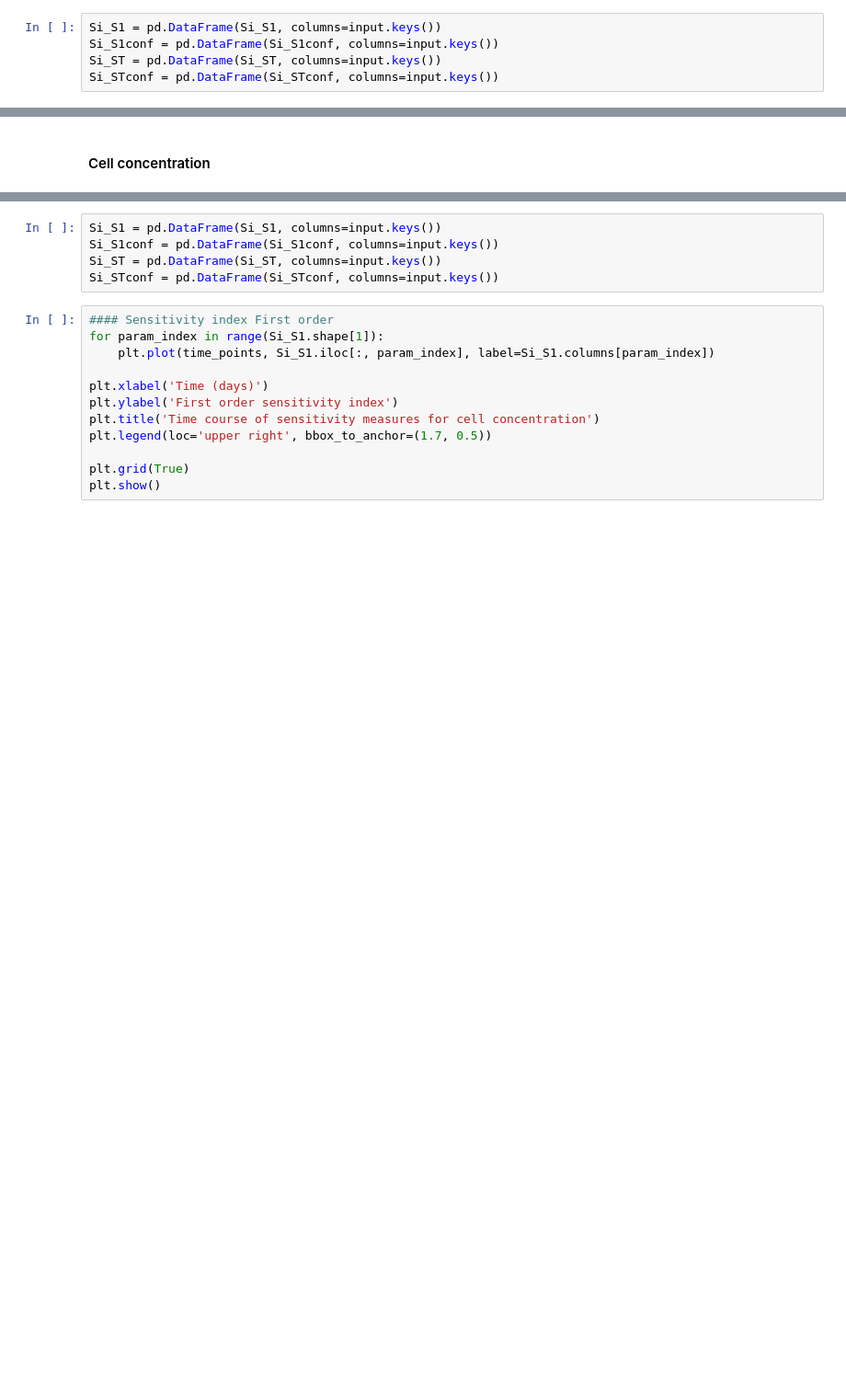
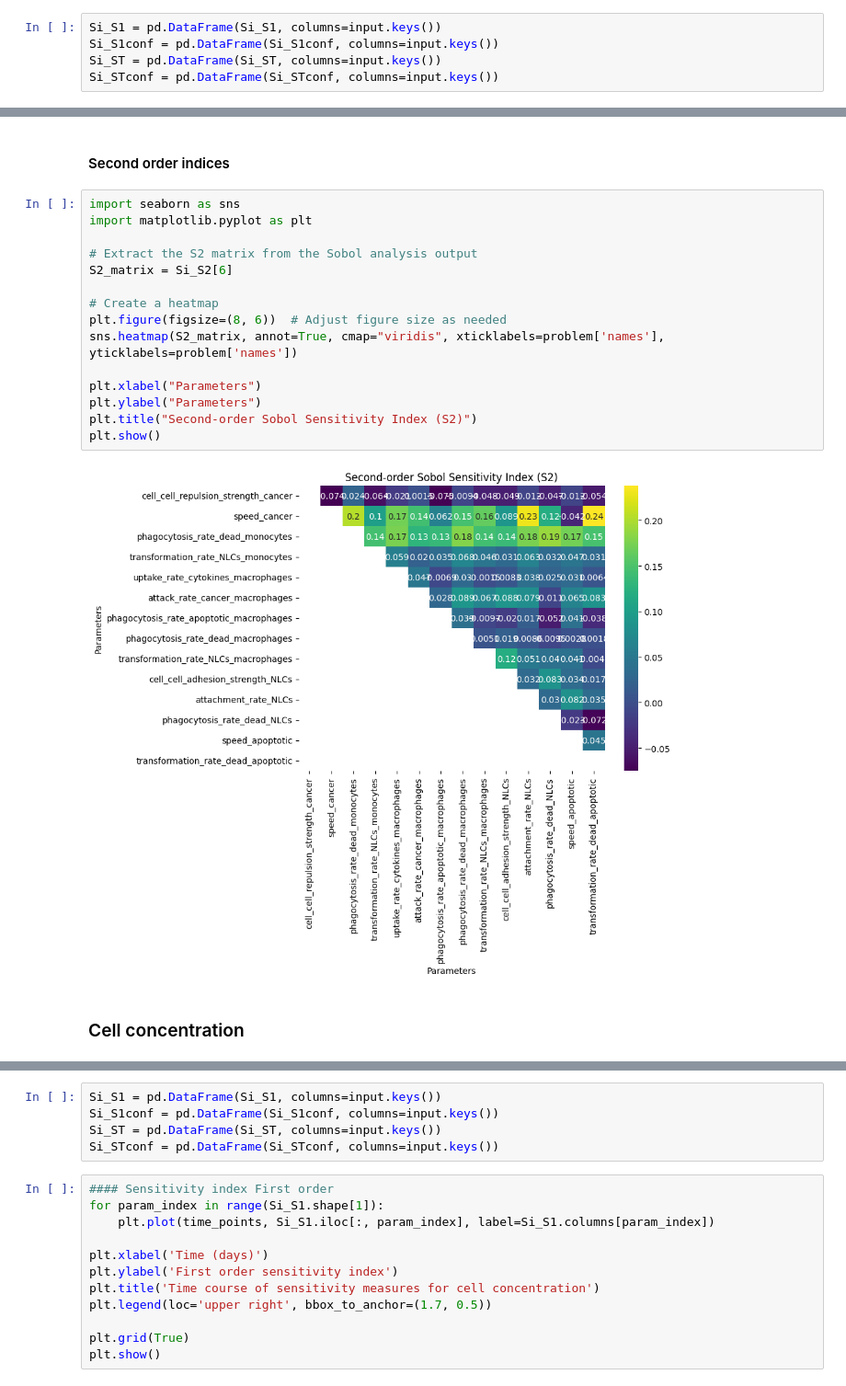
Before and after one commit to mhurtado13/NLC-CLL_HPC_exploration, a Jupyter notebook: Physicell_NLCs-CLL/scripts/SA_analysis.ipynb, the cells around one changed output, grey strips where cells are left out. Shown at 92% size. Drawn from its saved outputs; the diff is of its cells as text; blank space fills up the shorter version.

```diff
--- a/Physicell_NLCs-CLL/scripts/SA_analysis.ipynb
+++ b/Physicell_NLCs-CLL/scripts/SA_analysis.ipynb
@@ -350,5 +103,24 @@ plt.show()
+# %% [markdown]
+#### Second order indices
+# %%
+import seaborn as sns
+import matplotlib.pyplot as plt
+
+# Extract the S2 matrix from the Sobol analysis output
+S2_matrix = Si_S2[6]
+
+# Create a heatmap
+plt.figure(figsize=(8, 6))  # Adjust figure size as needed
+sns.heatmap(S2_matrix, annot=True, cmap="viridis", xticklabels=problem['names'], yticklabels=problem['names'])
+
+plt.xlabel("Parameters")
+plt.ylabel("Parameters")
+plt.title("Second-order Sobol Sensitivity Index (S2)")
+plt.show()
+# %% [output]
+[figure, added]
 # %% [markdown]
-#### Cell concentration
+### Cell concentration
 # %%
 #Sobol analysis is run by each time point and results are gathered in a matrix
 Si_S1 = []
```
Also changed, not shown: parts of 27 cells of this notebook.
